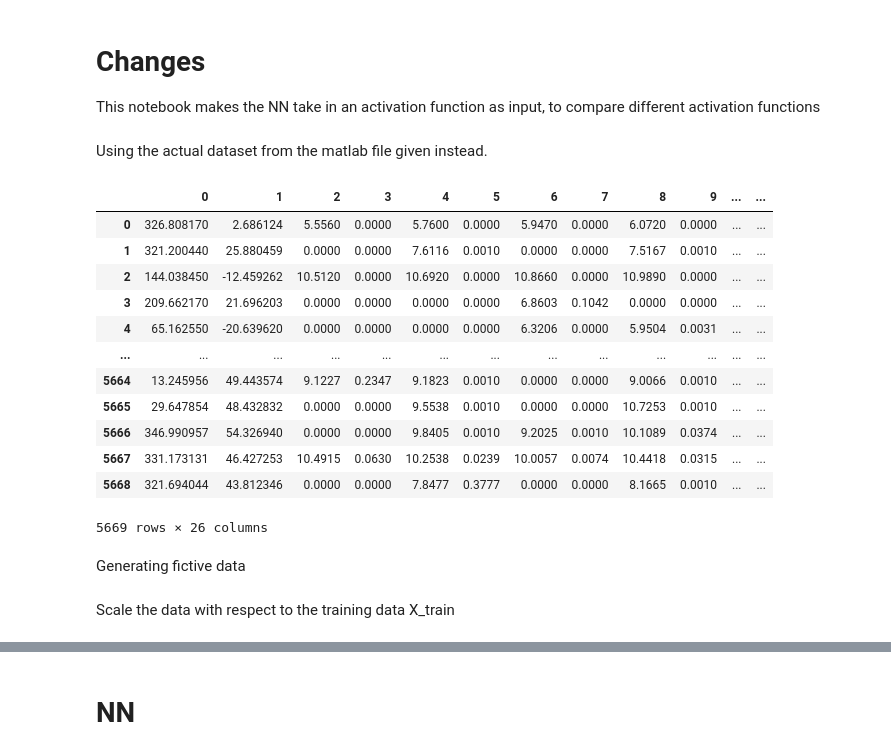
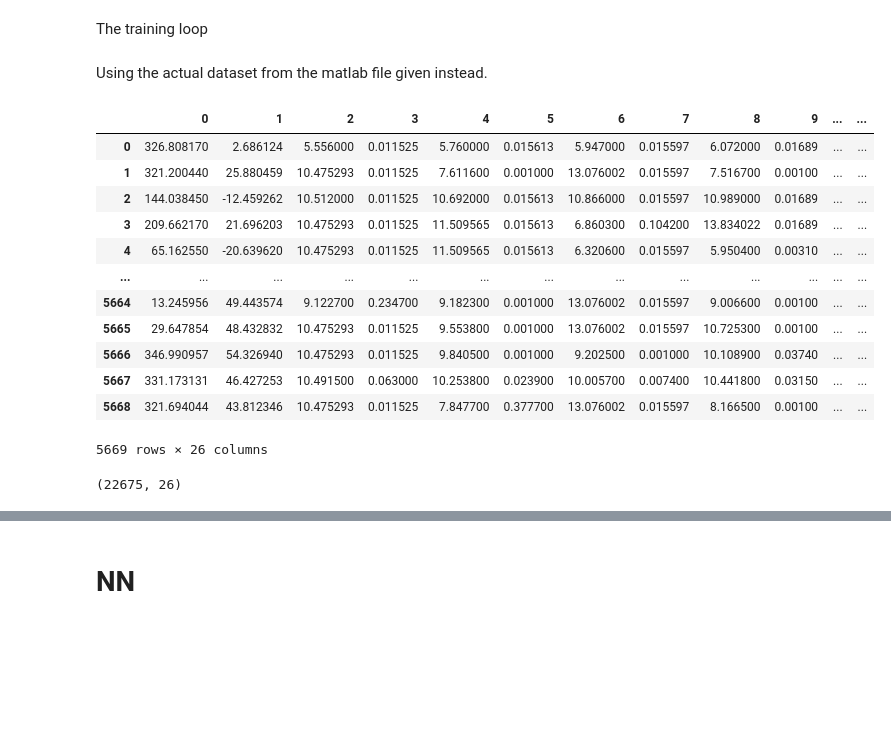
Before and after one commit to uh2000/brown_dwarf_detection, a Jupyter notebook: act_func_test.ipynb, the cells around one changed output, grey strips where cells are left out. Saved outputs shown, nothing was run; the diff lists cells and outputs as text; code cells hidden in the pictures; blank space fills up the shorter version.

```diff
--- a/act_func_test.ipynb
+++ b/act_func_test.ipynb
@@ -1,12 +1,10 @@
-# %% [markdown]
-# Changes
-
-This notebook makes the NN take in an activation function as input, to compare different activation functions
 # %%
 import pandas as pd
 import os
 import numpy as np
 import h5py
+# %% [markdown]
+The training loop
 # %% [markdown]
 Using the actual dataset from the matlab file given instead.
 # %%
@@ -19,22 +17,23 @@ labelTR = np.load(data_path + "labelTR.npy")
 # %%
 #Extracting the data from the mat file
 with h5py.File(mat_file, 'r') as f:
     data = f["data"]
     data = pd.DataFrame(data).T
+data = data.replace(0, data.mean())
 data
 # %% [output]
 |  | 0 | 1 | 2 | 3 | 4 | 5 | 6 | 7 | 8 | 9 | ... | ... |
-| 0 | 326.808170 | 2.686124 | 5.5560 | 0.0000 | 5.7600 | 0.0000 | 5.9470 | 0.0000 | 6.0720 | 0.0000 | ... | ... |
-| 1 | 321.200440 | 25.880459 | 0.0000 | 0.0000 | 7.6116 | 0.0010 | 0.0000 | 0.0000 | 7.5167 | 0.0010 | ... | ... |
-| 2 | 144.038450 | -12.459262 | 10.5120 | 0.0000 | 10.6920 | 0.0000 | 10.8660 | 0.0000 | 10.9890 | 0.0000 | ... | ... |
-| 3 | 209.662170 | 21.696203 | 0.0000 | 0.0000 | 0.0000 | 0.0000 | 6.8603 | 0.1042 | 0.0000 | 0.0000 | ... | ... |
-| 4 | 65.162550 | -20.639620 | 0.0000 | 0.0000 | 0.0000 | 0.0000 | 6.3206 | 0.0000 | 5.9504 | 0.0031 | ... | ... |
+| 0 | 326.808170 | 2.686124 | 5.556000 | 0.011525 | 5.760000 | 0.015613 | 5.947000 | 0.015597 | 6.072000 | 0.01689 | ... | ... |
+| 1 | 321.200440 | 25.880459 | 10.475293 | 0.011525 | 7.611600 | 0.001000 | 13.076002 | 0.015597 | 7.516700 | 0.00100 | ... | ... |
+| 2 | 144.038450 | -12.459262 | 10.512000 | 0.011525 | 10.692000 | 0.015613 | 10.866000 | 0.015597 | 10.989000 | 0.01689 | ... | ... |
+| 3 | 209.662170 | 21.696203 | 10.475293 | 0.011525 | 11.509565 | 0.015613 | 6.860300 | 0.104200 | 13.834022 | 0.01689 | ... | ... |
+| 4 | 65.162550 | -20.639620 | 10.475293 | 0.011525 | 11.509565 | 0.015613 | 6.320600 | 0.015597 | 5.950400 | 0.00310 | ... | ... |
 | ... | ... | ... | ... | ... | ... | ... | ... | ... | ... | ... | ... | ... |
-| 5664 | 13.245956 | 49.443574 | 9.1227 | 0.2347 | 9.1823 | 0.0010 | 0.0000 | 0.0000 | 9.0066 | 0.0010 | ... | ... |
-| 5665 | 29.647854 | 48.432832 | 0.0000 | 0.0000 | 9.5538 | 0.0010 | 0.0000 | 0.0000 | 10.7253 | 0.0010 | ... | ... |
-| 5666 | 346.990957 | 54.326940 | 0.0000 | 0.0000 | 9.8405 | 0.0010 | 9.2025 | 0.0010 | 10.1089 | 0.0374 | ... | ... |
-| 5667 | 331.173131 | 46.427253 | 10.4915 | 0.0630 | 10.2538 | 0.0239 | 10.0057 | 0.0074 | 10.4418 | 0.0315 | ... | ... |
-| 5668 | 321.694044 | 43.812346 | 0.0000 | 0.0000 | 7.8477 | 0.3777 | 0.0000 | 0.0000 | 8.1665 | 0.0010 | ... | ... |
+| 5664 | 13.245956 | 49.443574 | 9.122700 | 0.234700 | 9.182300 | 0.001000 | 13.076002 | 0.015597 | 9.006600 | 0.00100 | ... | ... |
+| 5665 | 29.647854 | 48.432832 | 10.475293 | 0.011525 | 9.553800 | 0.001000 | 13.076002 | 0.015597 | 10.725300 | 0.00100 | ... | ... |
+| 5666 | 346.990957 | 54.326940 | 10.475293 | 0.011525 | 9.840500 | 0.001000 | 9.202500 | 0.001000 | 10.108900 | 0.03740 | ... | ... |
+| 5667 | 331.173131 | 46.427253 | 10.491500 | 0.063000 | 10.253800 | 0.023900 | 10.005700 | 0.007400 | 10.441800 | 0.03150 | ... | ... |
+| 5668 | 321.694044 | 43.812346 | 10.475293 | 0.011525 | 7.847700 | 0.377700 | 13.076002 | 0.015597 | 8.166500 | 0.00100 | ... | ... |
 5669 rows × 26 columns
 # %%
 X_train_list = []
@@ -49,2 +52,0 @@ for i in range(len(idTR)):
-# %% [markdown]
-Generating fictive data
@@ -61,2 +52,0 @@ X_train,  X_test, y_train,y_test = train_test_split(X_resampled, y_resampled, te
-# %% [markdown]
-Scale the data with respect to the training data X_train
@@ -80 +53,17 @@ y_train, y_test = np.array(y_train), np.array(y_test)
+# %%
+from sklearn.decomposition import PCA
+
+pca = PCA(n_components=13)
+
+X_train_arr_reshaped = X_train_arr.reshape(-1,26) #mixing all folds together before applying PCA
+X_test_arr_reshaped = X_test_arr.reshape(-1,26)
+print(X_train_arr_reshaped.shape)
+
+pca.fit(X_train_arr_reshaped)
+X_train_arr = pca.transform(X_train_arr_reshaped)
+X_test_arr = pca.transform(X_test_arr_reshaped)
+X_train_arr = X_train_arr.reshape(5,4535,13) #reshaping back to original shape
+X_test_arr = X_test_arr.reshape(5,1134,13)
+# %% [output]
+(22675, 26)
 # %%
```
Also changed, not shown: parts of 24 cells of this notebook.
